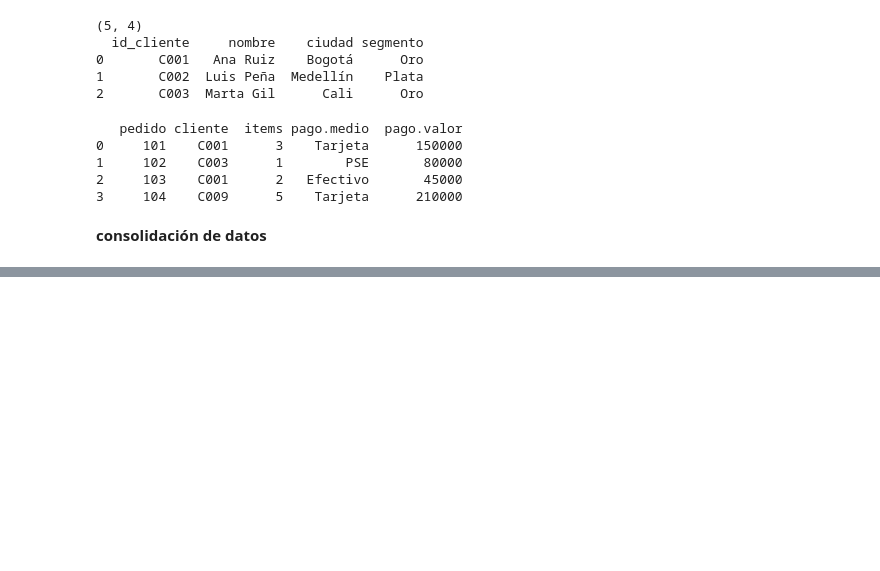
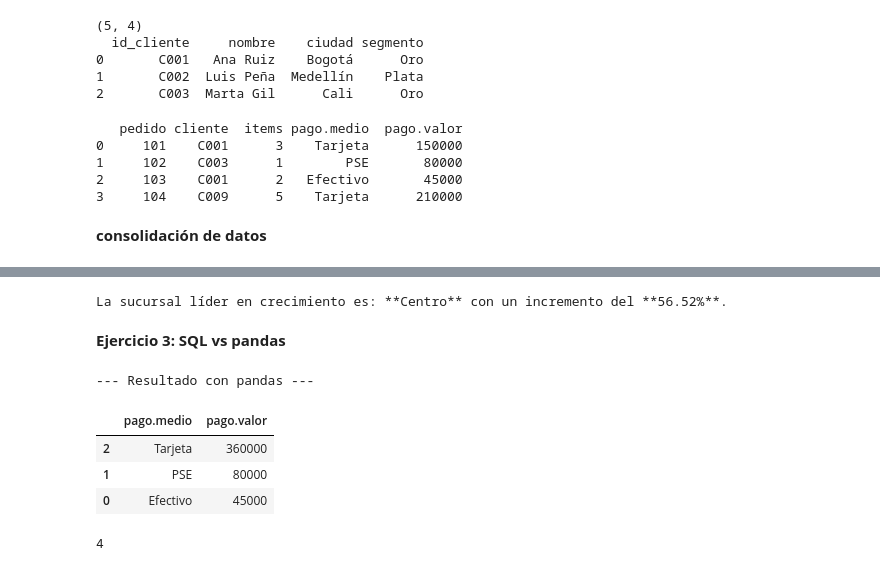
Before and after one commit to Kusanagi1984/Unicafam_Modelos_Analiticos_Indra, a Jupyter notebook: Sesion3_Integracion_de_datos.ipynb, the cells around one changed output, grey strips where cells are left out. Drawn from its saved outputs; the diff is of its cells as text; code cells hidden in the pictures; blank space fills up the shorter version.

```diff
--- a/Sesion3_Integracion_de_datos.ipynb
+++ b/Sesion3_Integracion_de_datos.ipynb
@@ -121,0 +218,36 @@ consolidado
+# %%
+
+# 4. Indicar la sucursal líder
+sucursal_lider = reporte_crecimiento.index[0]
+crecimiento_maximo = reporte_crecimiento['crecimiento_%'].iloc[0]
+
+print(f"\nLa sucursal líder en crecimiento es: **{sucursal_lider}** con un incremento del **{crecimiento_maximo:.2f}%**.")
+# %% [output]
+La sucursal líder en crecimiento es: **Centro** con un incremento del **56.52%**.
+# %% [markdown]
+**Ejercicio 3: SQL vs pandas**
+# %%
+import sqlite3
+
+# --- 1. Resolución con pandas ---
+pandas_resultado = pedidos.groupby("pago.medio")["pago.valor"].sum().reset_index()
+pandas_resultado = pandas_resultado.sort_values(by="pago.valor", ascending=False)
+
+print("--- Resultado con pandas ---")
+display(pandas_resultado)
+# %% [output]
+--- Resultado con pandas ---
+|  | pago.medio | pago.valor |
+| 2 | Tarjeta | 360000 |
+| 1 | PSE | 80000 |
+| 0 | Efectivo | 45000 |
+# %%
+
+# --- 2. Creación de la tabla en SQLite ---
+# Creamos una conexión a una base de datos SQLite en memoria
+conn = sqlite3.connect(":memory:")
+
+# Guardamos el DataFrame de pedidos en la base de datos
+pedidos.to_sql("pagos", conn, index=False, if_exists="replace")
+# %% [output]
+4
```
Also changed, not shown: parts of 14 cells of this notebook.
